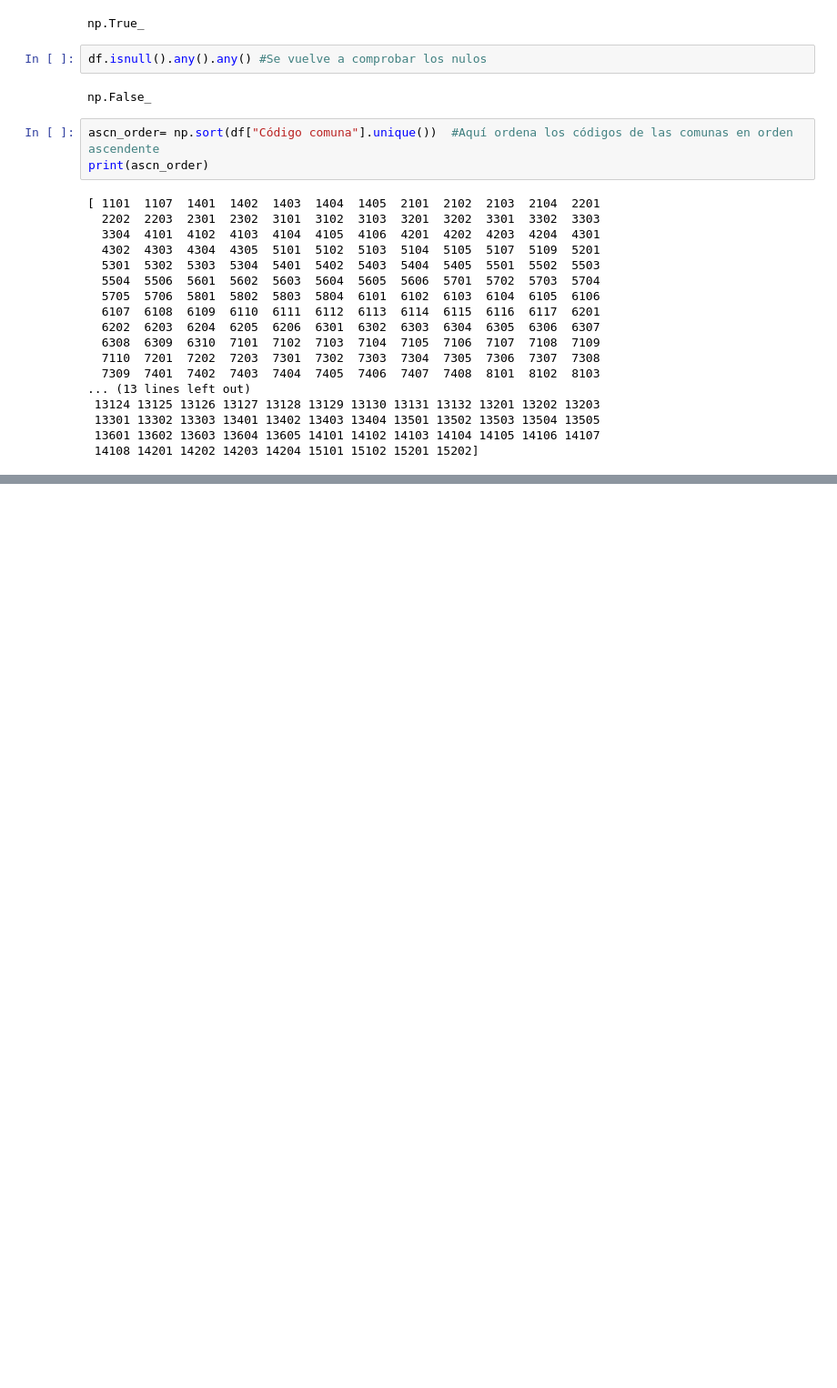
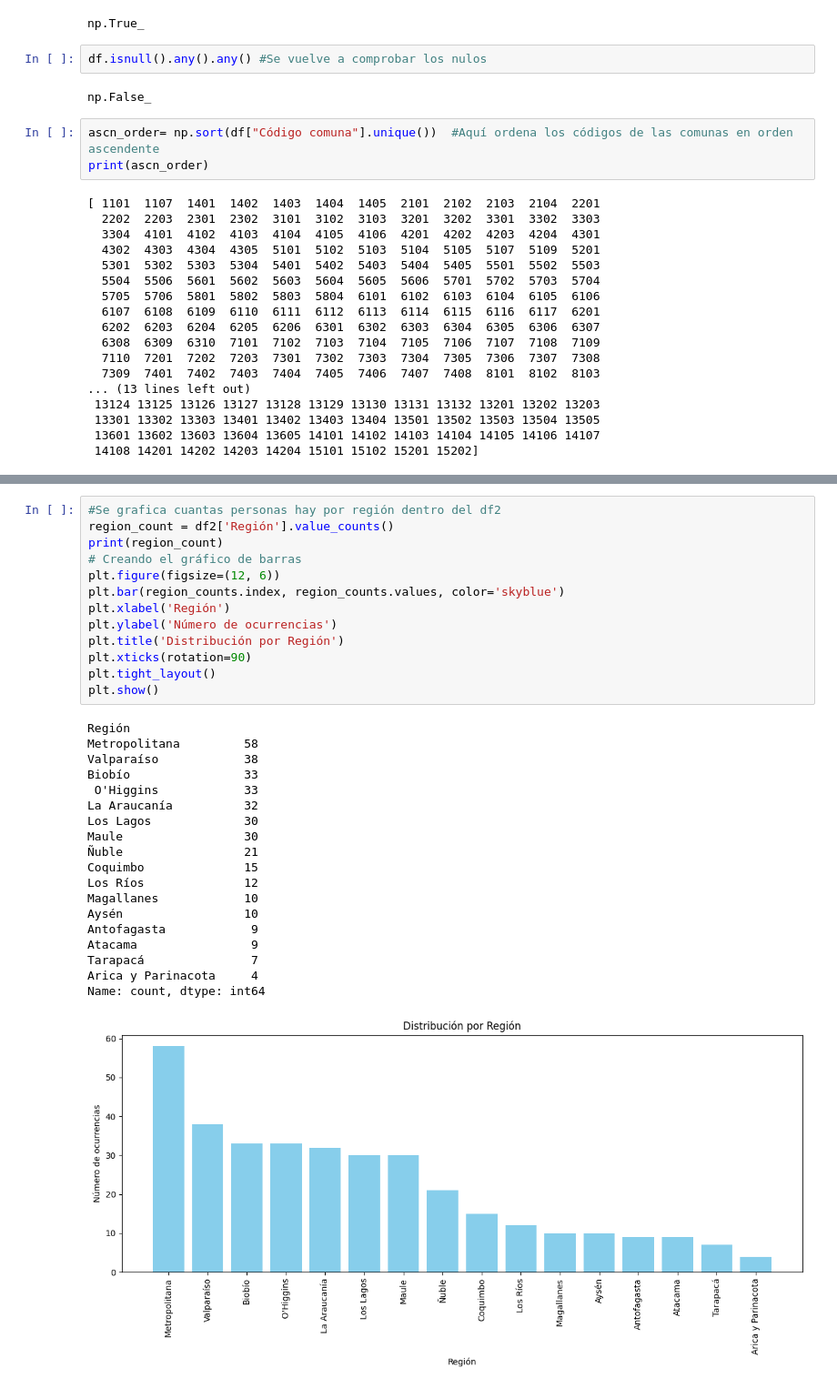
Before and after one commit to masolopa/MINERIADEDATOS, a Jupyter notebook: EV1.ipynb, the cells around one changed output, grey strips where cells are left out. Shown at 91% size. Saved outputs shown, nothing was run; the diff lists cells and outputs as text; blank space fills up the shorter version.

```diff
--- a/EV1.ipynb
+++ b/EV1.ipynb
@@ -379,0 +381,33 @@ plt.show()
+# %%
+#Se grafica cuantas personas hay por región dentro del df2
+region_count = df2['Región'].value_counts()
+print(region_count)
+# Creando el gráfico de barras
+plt.figure(figsize=(12, 6))
+plt.bar(region_counts.index, region_counts.values, color='skyblue')
+plt.xlabel('Región')
+plt.ylabel('Número de ocurrencias')
+plt.title('Distribución por Región')
+plt.xticks(rotation=90)
+plt.tight_layout()
+plt.show()
+# %% [output]
+Región
+Metropolitana         58
+Valparaíso            38
+Biobío                33
+ O'Higgins            33
+La Araucanía          32
+Los Lagos             30
+Maule                 30
+Ñuble                 21
+Coquimbo              15
+Los Ríos              12
+Magallanes            10
+Aysén                 10
+Antofagasta            9
+Atacama                9
+Tarapacá               7
+Arica y Parinacota     4
+Name: count, dtype: int64
+[figure, added]
```
Also changed, not shown: parts of 4 cells of this notebook.
